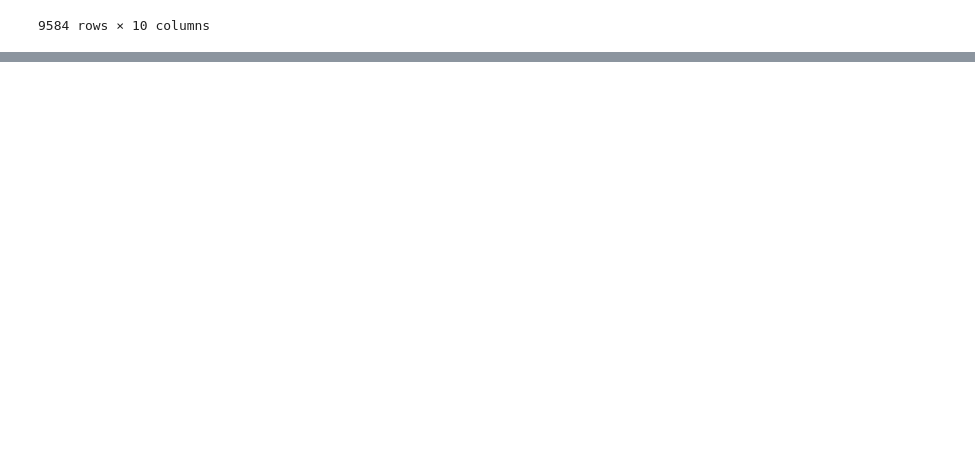
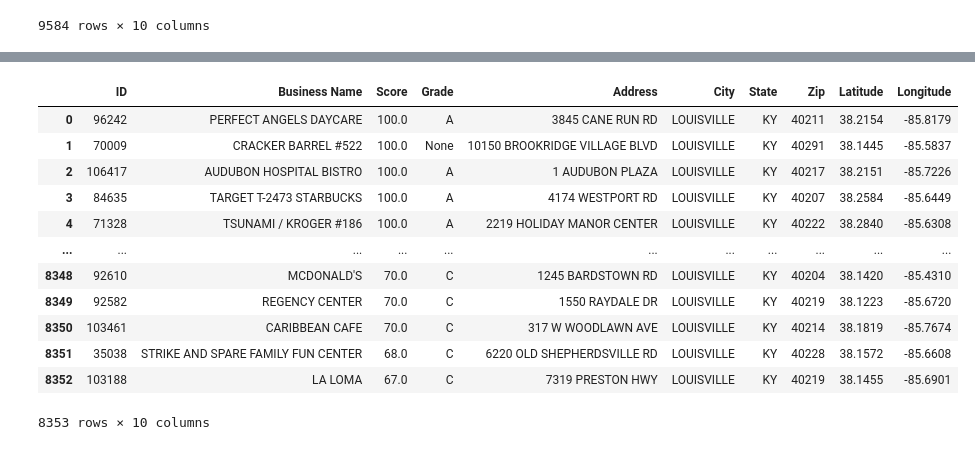
Before and after one commit to Reevin/python_codelou, a Jupyter notebook: FoodServiceDataSQL.ipynb, the cells around one changed output, grey strips where cells are left out. Saved outputs shown, nothing was run; the diff lists cells and outputs as text; code cells hidden in the pictures; blank space fills up the shorter version.

Commit message:
adjusted the clean SQL databse to eliminate NaN Ratings

```diff
--- a/FoodServiceDataSQL.ipynb
+++ b/FoodServiceDataSQL.ipynb
@@ -210,0 +212,19 @@ run_query(clean_query)
+# %%
+clean_query = """
+SELECT * FROM food_scores_cleaned ORDER BY Score DESC;
+"""
+run_query(clean_query)
+# %% [output]
+|  | ID | Business Name | Score | Grade | Address | City | State | Zip | Latitude | Longitude |
+| 0 | 96242 | PERFECT ANGELS DAYCARE | 100.0 | A | 3845 CANE RUN RD | LOUISVILLE | KY | 40211 | 38.2154 | -85.8179 |
+| 1 | 70009 | CRACKER BARREL #522 | 100.0 | None | 10150 BROOKRIDGE VILLAGE BLVD | LOUISVILLE | KY | 40291 | 38.1445 | -85.5837 |
+| 2 | 106417 | AUDUBON HOSPITAL BISTRO | 100.0 | A | 1 AUDUBON PLAZA | LOUISVILLE | KY | 40217 | 38.2151 | -85.7226 |
+| 3 | 84635 | TARGET T-2473 STARBUCKS | 100.0 | A | 4174 WESTPORT RD | LOUISVILLE | KY | 40207 | 38.2584 | -85.6449 |
+| 4 | 71328 | TSUNAMI / KROGER #186 | 100.0 | A | 2219 HOLIDAY MANOR CENTER | LOUISVILLE | KY | 40222 | 38.2840 | -85.6308 |
+| ... | ... | ... | ... | ... | ... | ... | ... | ... | ... | ... |
+| 8348 | 92610 | MCDONALD'S | 70.0 | C | 1245 BARDSTOWN RD | LOUISVILLE | KY | 40204 | 38.1420 | -85.4310 |
+| 8349 | 92582 | REGENCY CENTER | 70.0 | C | 1550 RAYDALE DR | LOUISVILLE | KY | 40219 | 38.1223 | -85.6720 |
+| 8350 | 103461 | CARIBBEAN CAFE | 70.0 | C | 317 W WOODLAWN AVE | LOUISVILLE | KY | 40214 | 38.1819 | -85.7674 |
+| 8351 | 35038 | STRIKE AND SPARE FAMILY FUN CENTER | 68.0 | C | 6220 OLD SHEPHERDSVILLE RD | LOUISVILLE | KY | 40228 | 38.1572 | -85.6608 |
+| 8352 | 103188 | LA LOMA | 67.0 | C | 7319 PRESTON HWY | LOUISVILLE | KY | 40219 | 38.1455 | -85.6901 |
+8353 rows × 10 columns
```
Also changed, not shown: parts of 2 cells of this notebook.
